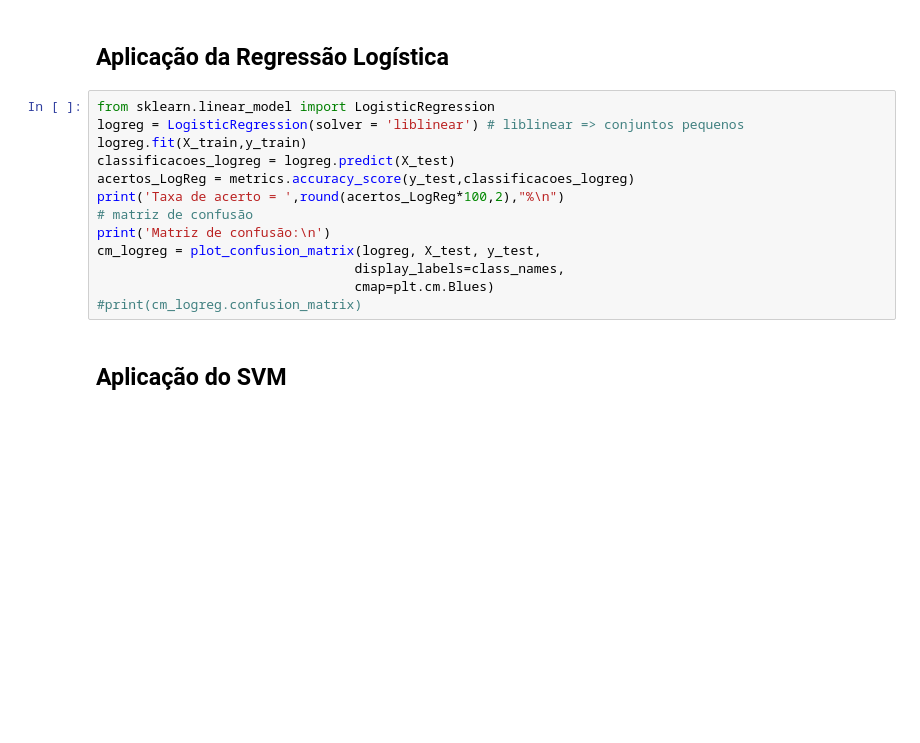
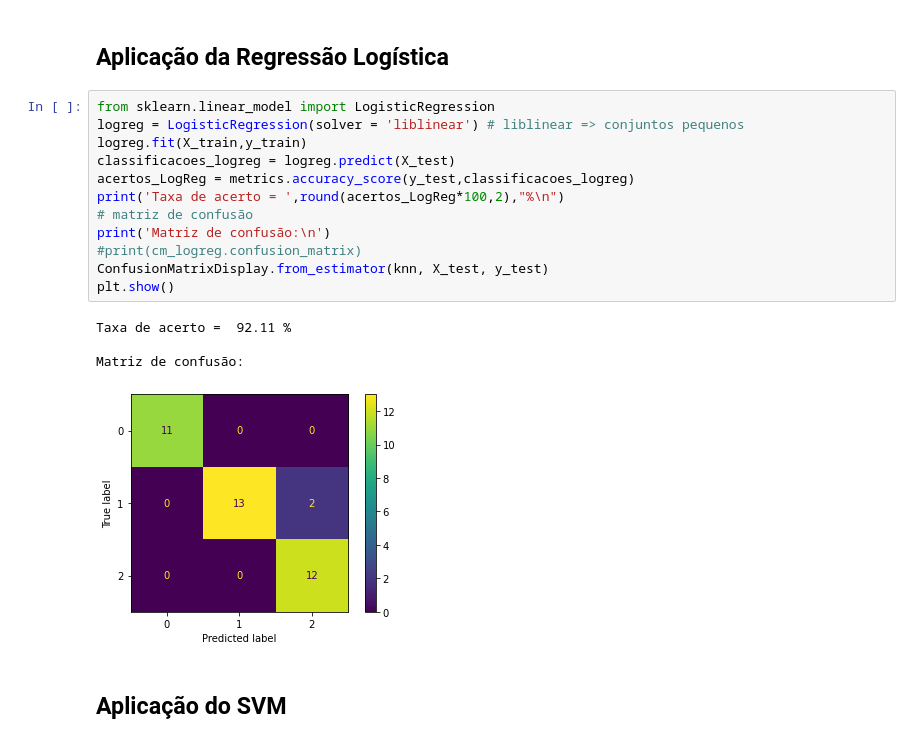
Before and after one commit to malegopc/DSBD, a Jupyter notebook: Notebooks/Iris_mxconfusion_metodos.ipynb, the cells around one changed output. Cells and saved outputs as stored; diff of their text form; blank space fills up the shorter version.

```diff
--- a/Notebooks/Iris_mxconfusion_metodos.ipynb
+++ b/Notebooks/Iris_mxconfusion_metodos.ipynb
@@ -112,16 +119,20 @@ cm_knn = plot_confusion_matrix(knn, X_test, y_test,
 # %%
 from sklearn.linear_model import LogisticRegression
 logreg = LogisticRegression(solver = 'liblinear') # liblinear => conjuntos pequenos
 logreg.fit(X_train,y_train)
 classificacoes_logreg = logreg.predict(X_test)
 acertos_LogReg = metrics.accuracy_score(y_test,classificacoes_logreg)
 print('Taxa de acerto = ',round(acertos_LogReg*100,2),"%\n")
 # matriz de confusão
 print('Matriz de confusão:\n')
-cm_logreg = plot_confusion_matrix(logreg, X_test, y_test,
-                                 display_labels=class_names,
-                                 cmap=plt.cm.Blues)
 #print(cm_logreg.confusion_matrix)
+ConfusionMatrixDisplay.from_estimator(knn, X_test, y_test)
+plt.show()
+# %% [output]
+Taxa de acerto =  92.11 %
+
+Matriz de confusão:
+[figure, added]
 # %% [markdown]
 ## Aplicação do SVM
 # %%
```
Also changed, not shown: parts of 4 cells of this notebook.
